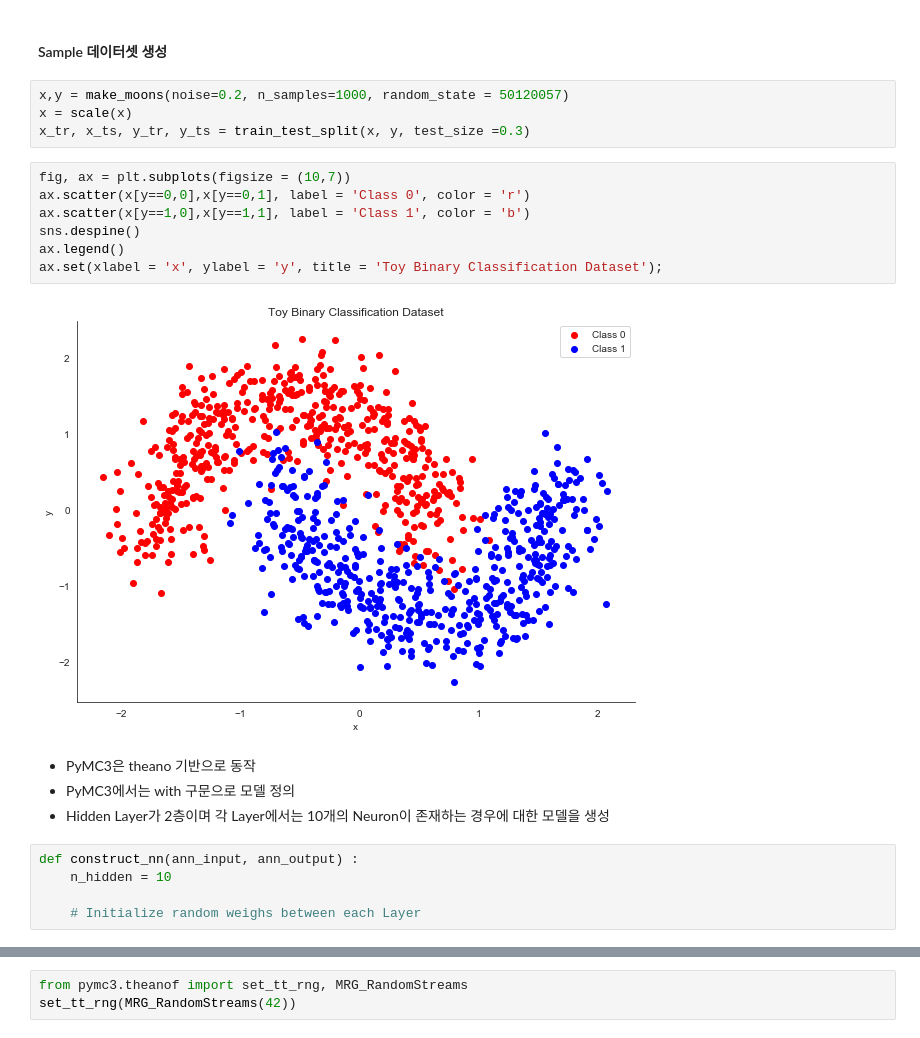
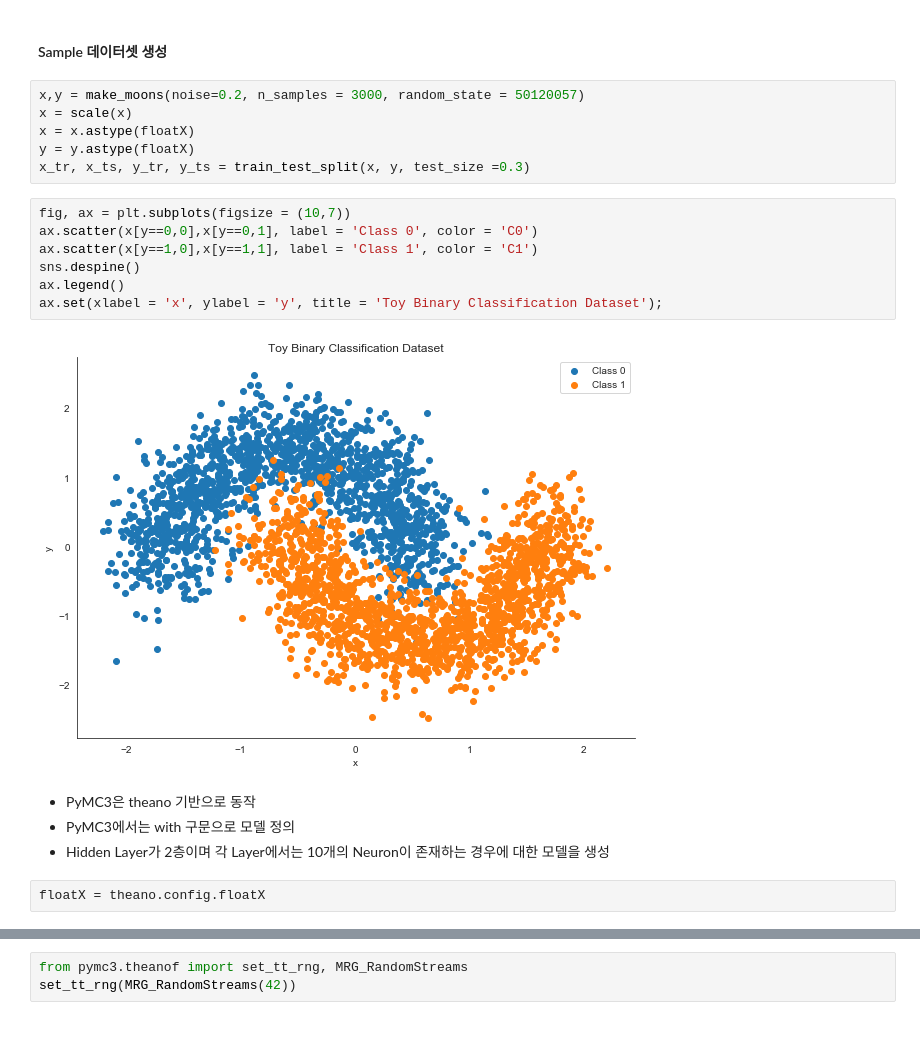
Before and after one commit to seolbluewings/Python, a Jupyter notebook: Bayesian Neural Network.ipynb, the cells around one changed output, grey strips where cells are left out. Saved outputs shown, nothing was run; the diff lists cells and outputs as text.

```diff
--- a/Bayesian Neural Network.ipynb
+++ b/Bayesian Neural Network.ipynb
@@ -20,25 +16,24 @@ WARNING (theano.tensor.blas): Using NumPy C-API based implementation for BLAS fu
 # %% [markdown]
 #### Sample 데이터셋 생성
 # %%
-x,y = make_moons(noise=0.2, n_samples=1000, random_state = 50120057)
+x,y = make_moons(noise=0.2, n_samples = 3000, random_state = 50120057)
 x = scale(x)
+x = x.astype(floatX)
+y = y.astype(floatX)
 x_tr, x_ts, y_tr, y_ts = train_test_split(x, y, test_size =0.3)
 # %%
 fig, ax = plt.subplots(figsize = (10,7))
-ax.scatter(x[y==0,0],x[y==0,1], label = 'Class 0', color = 'r')
-ax.scatter(x[y==1,0],x[y==1,1], label = 'Class 1', color = 'b')
+ax.scatter(x[y==0,0],x[y==0,1], label = 'Class 0', color = 'C0')
+ax.scatter(x[y==1,0],x[y==1,1], label = 'Class 1', color = 'C1')
 sns.despine()
 ax.legend()
 ax.set(xlabel = 'x', ylabel = 'y', title = 'Toy Binary Classification Dataset');
 # %% [output]
-[figure, old version]
+[figure, new version]
 # %% [markdown]
 - PyMC3은 theano 기반으로 동작
 - PyMC3에서는 with 구문으로 모델 정의
 - Hidden Layer가 2층이며 각 Layer에서는 10개의 Neuron이 존재하는 경우에 대한 모델을 생성
-# %%
-def construct_nn(ann_input, ann_output) :
-    n_hidden = 10
-
-    # Initialize random weighs between each Layer
+# %%
+floatX = theano.config.floatX
 # %%
```
Also changed, not shown: parts of 16 cells of this notebook.
